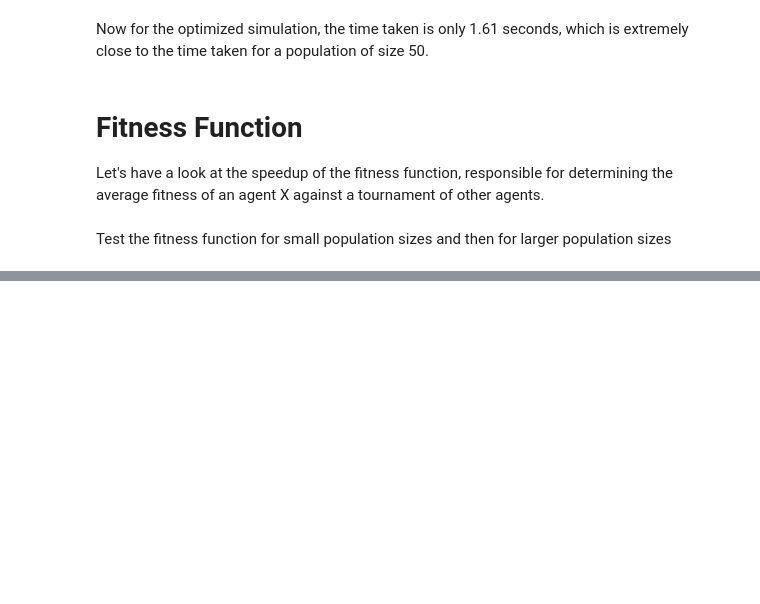
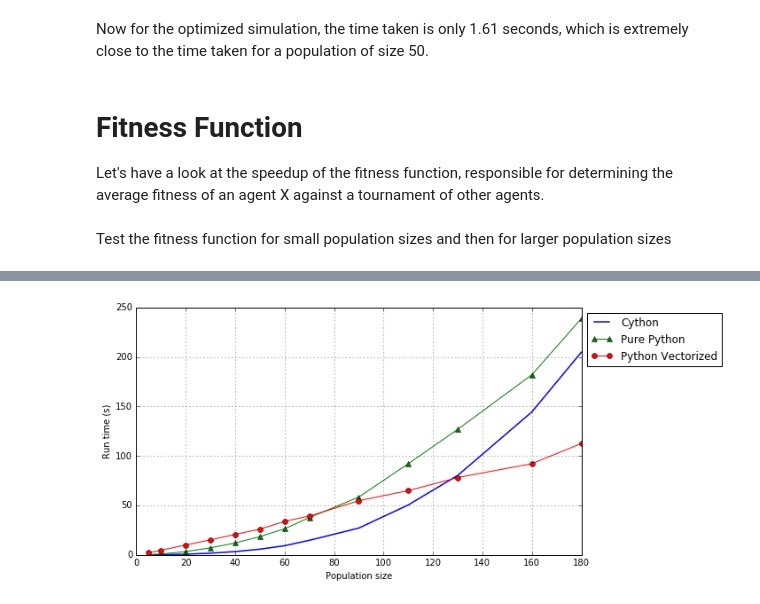
Before and after one commit to konradcybulski/GameTheory1041, a Jupyter notebook: Python_Resources/SimulationOptimization.ipynb, the cells around one changed output, grey strips where cells are left out. Saved outputs shown, nothing was run; the diff lists cells and outputs as text; code cells hidden in the pictures; blank space fills up the shorter version.

```diff
--- a/Python_Resources/SimulationOptimization.ipynb
+++ b/Python_Resources/SimulationOptimization.ipynb
@@ -162,0 +241,26 @@ The slowest run took 6.05 times longer than the fastest. This could mean that an
+# %%
+cython_time_objects = []
+pure_python_time_objects = []
+python_vectorized_time_objects = []
+p_sizes = [5, 10, 20, 30, 40, 50, 60, 70, 90, 110, 130, 160, 180]
+for p_size in p_sizes:
+    population_size = p_size
+    variables = InstanceVariables(runs, generations, population_size, mutation_rate,
+                                  execution_error, reputation_assignment_error,
+                                  private_assessment_error, reputation_update_probability,
+                                  socialnorm, cost, benefit)
+    cython_result = %timeit -r 1 -o sim_cyth.simulation_instance.run_instance(runs, generations, population_size, mutation_rate, \
+                            execution_error, reputation_assignment_error, \
+                            private_assessment_error, reputation_update_probability, \
+                            socialnorm, cost, benefit)
+    pure_python_result = %timeit -r 1 -o SimulationInstance.simulate(runs, generations, population_size, mutation_rate, \
+                            execution_error, reputation_assignment_error, \
+                            private_assessment_error, reputation_update_probability, \
+                            socialnorm, cost, benefit)
+    pyth_vector_result = %timeit -r 1 -o SimulationInstanceVectorized.run_instance(runs, generations, population_size, mutation_rate, \
+                            execution_error, reputation_assignment_error, \
+                            private_assessment_error, reputation_update_probability, \
+                            socialnorm, cost, benefit)
+    cython_time_objects.append(cython_result)
+    pure_python_time_objects.append(pure_python_result)
+    python_vectorized_time_objects.append(pyth_vector_result)
@@ -162,0 +285,20 @@ The slowest run took 6.05 times longer than the fastest. This could mean that an
+# %%
+cyth_times = [time_obj.best for time_obj in cython_time_objects]
+pure_pyth_times = [time_obj.best for time_obj in pure_python_time_objects]
+pyth_vector_times = [time_obj.best for time_obj in python_vectorized_time_objects]
+line_cyth, = plt.plot(p_sizes, cyth_times, linewidth=1.5, label='Cython')
+line_pure_pyth, = plt.plot(p_sizes, pure_pyth_times, label='Pure Python', marker='^')
+line_vectorized, = plt.plot(p_sizes, pyth_vector_times, label='Python Vectorized', marker='o')
+# plt.ylim((-0.01, 1.05))
+# plt.xlim((-0.1, 125))
+plt.legend(handles=[line_cyth, line_pure_pyth, line_vectorized], loc='upper left', bbox_to_anchor=(1,1))
+plt.grid(b=True, which='both')
+plt.rcParams["figure.figsize"][0] = 9
+plt.rcParams["figure.figsize"][1] = 5
+# plt.xticks([10*i for i in range(13)])
+# plt.yticks([0.1*i for i in range(11)])
+plt.ylabel('Run time (s)')
+plt.xlabel('Population size')
+plt.show()
+# %% [output]
+[figure, added]
```
Also changed, not shown: parts of 17 cells of this notebook, 42 other files.
